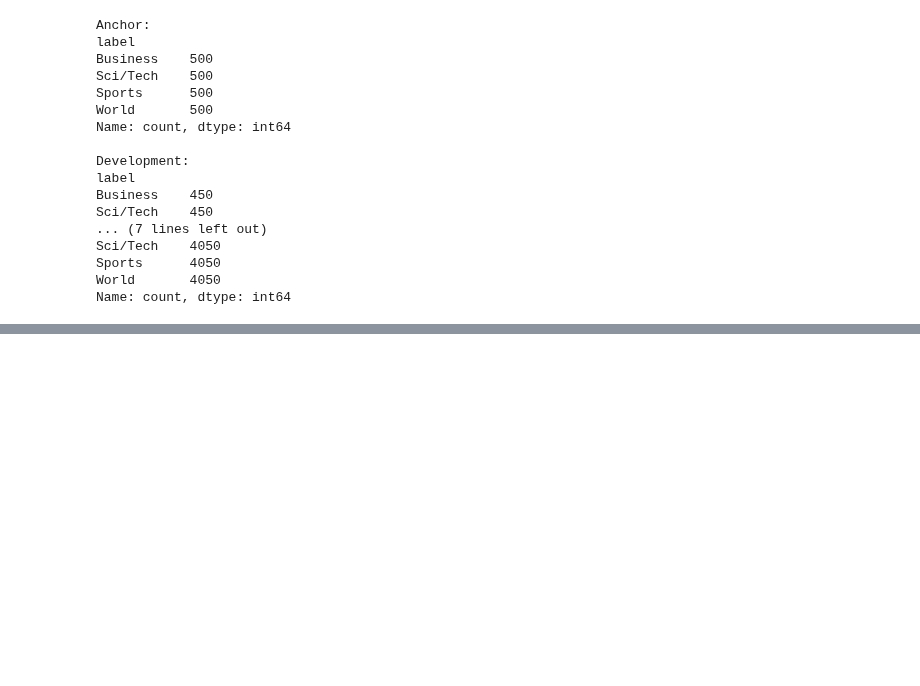
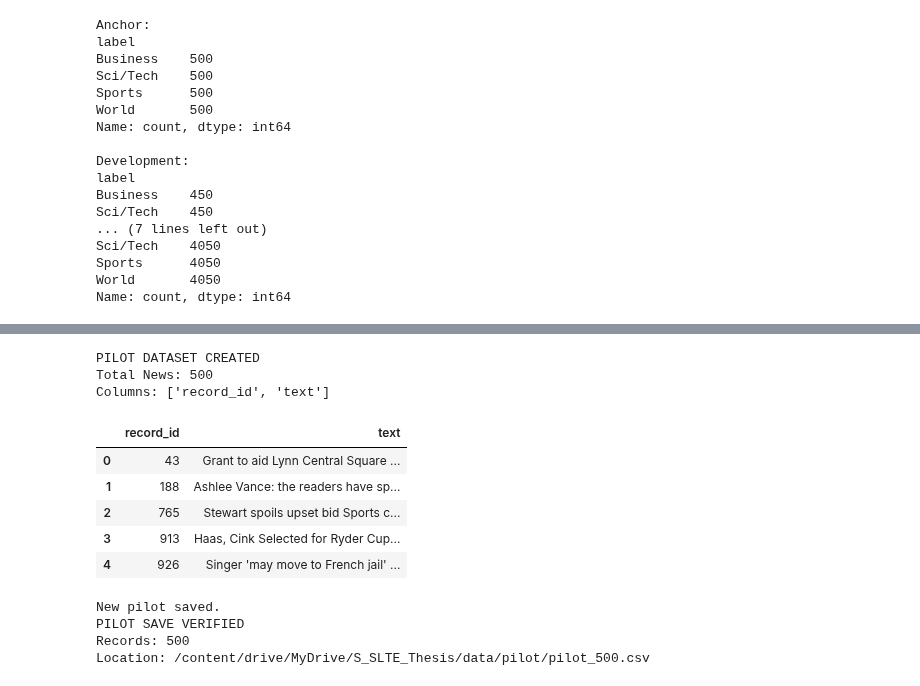
Before and after one commit to islam37/S-SLTE-Thesis, a Jupyter notebook: notebooks/01_dataset_preparation.ipynb, the cells around one changed output, grey strips where cells are left out. Cells and saved outputs as stored; diff of their text form; code cells hidden in the pictures; blank space fills up the shorter version.

Commit message:
fix(notebooks): synchronize verified dataset and pilot preparation

```diff
--- a/notebooks/01_dataset_preparation.ipynb
+++ b/notebooks/01_dataset_preparation.ipynb
@@ -272,0 +351,67 @@ Name: count, dtype: int64
+# %%
+
+# Reproducible pilot sampling
+PILOT_SEED = 42
+
+pilot_df = noisy_df.sample(
+    n=500,
+    random_state=PILOT_SEED
+).sort_values("record_id").reset_index(drop=True)
+
+# Check pilot integrity
+assert len(pilot_df) == 500
+assert pilot_df["record_id"].is_unique
+assert "label" not in pilot_df.columns
+assert set(pilot_df["record_id"]).issubset(noisy_ids)
+
+print("PILOT DATASET CREATED")
+print("Total News:", len(pilot_df))
+print("Columns:", pilot_df.columns.tolist())
+
+display(pilot_df.head())
+# %% [output]
+PILOT DATASET CREATED
+Total News: 500
+Columns: ['record_id', 'text']
+|  | record_id | text |
+| 0 | 43 | Grant to aid Lynn Central Square ... |
+| 1 | 188 | Ashlee Vance: the readers have sp... |
+| 2 | 765 | Stewart spoils upset bid Sports c... |
+| 3 | 913 | Haas, Cink Selected for Ryder Cup... |
+| 4 | 926 | Singer 'may move to French jail' ... |
+# %%
+
+PILOT_DIR = f"{BASE_DIR}/data/pilot"
+os.makedirs(PILOT_DIR, exist_ok=True)
+
+pilot_path = f"{PILOT_DIR}/pilot_500.csv"
+
+# Avoid silently changing an existing pilot
+if os.path.exists(pilot_path):
+    previous = pd.read_csv(pilot_path)
+    pd.testing.assert_frame_equal(previous, pilot_df)
+    print("Existing pilot matches exactly.")
+else:
+    pilot_df.to_csv(
+        pilot_path,
+        index=False,
+        encoding="utf-8"
+    )
+    print("New pilot saved.")
+
+# Verify saved file
+saved_pilot = pd.read_csv(pilot_path)
+
+pd.testing.assert_frame_equal(
+    saved_pilot,
+    pilot_df
+)
+
+print("PILOT SAVE VERIFIED")
+print("Records:", len(saved_pilot))
+print("Location:", pilot_path)
+# %% [output]
+New pilot saved.
+PILOT SAVE VERIFIED
+Records: 500
+Location: /content/drive/MyDrive/S_SLTE_Thesis/data/pilot/pilot_500.csv
```
Also changed, not shown: parts of 1 cell of this notebook.
